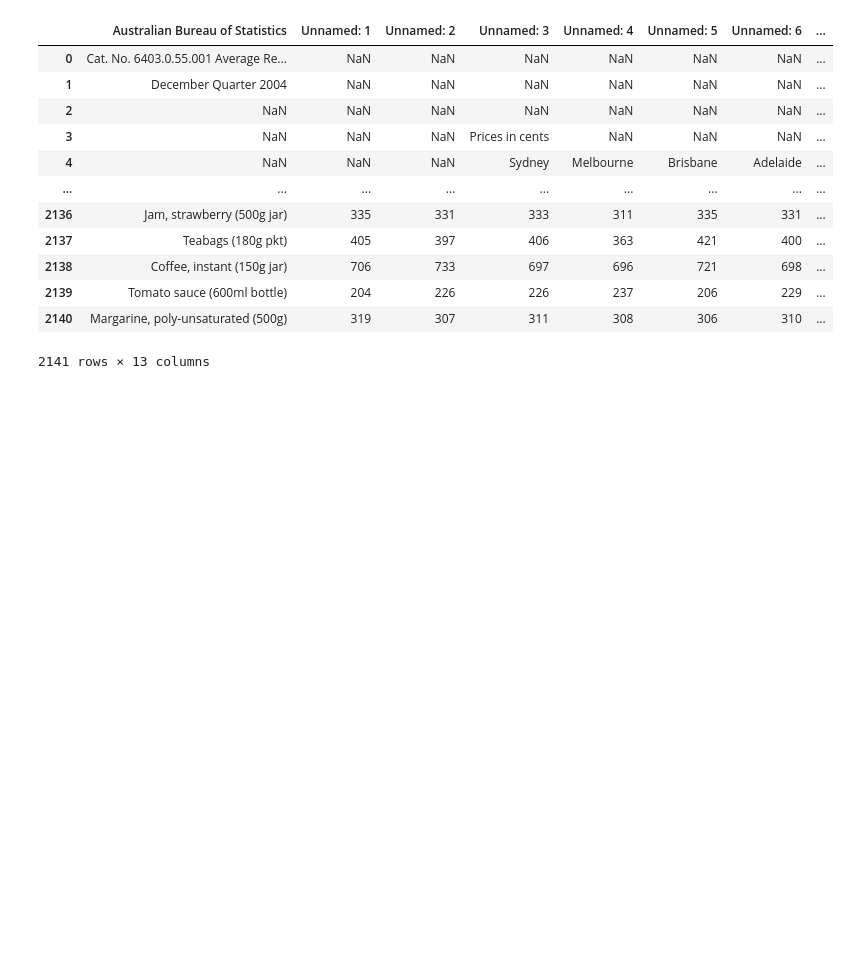
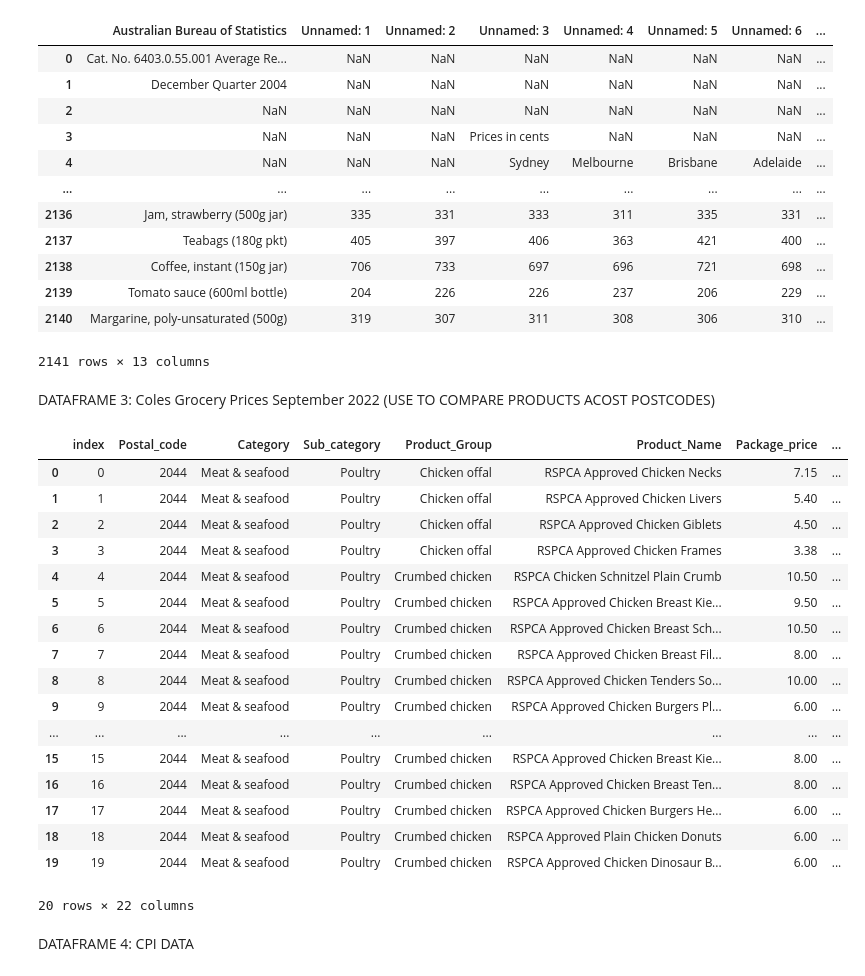
Before and after one commit to mlay0009/fit3164_ds16, a Jupyter notebook: Datasets/DataFrames.ipynb, the cells around one changed output. Cells and saved outputs as stored; diff of their text form; code cells hidden in the pictures; blank space fills up the shorter version.

```diff
--- a/Datasets/DataFrames.ipynb
+++ b/Datasets/DataFrames.ipynb
@@ -127,3 +131,43 @@ combined_df.head(-20)
 | 2139 | Tomato sauce (600ml bottle) | 204 | 226 | 226 | 237 | 206 | 229 | ... |
 | 2140 | Margarine, poly-unsaturated (500g) | 319 | 307 | 311 | 308 | 306 | 310 | ... |
 2141 rows × 13 columns
+# %% [markdown]
+DATAFRAME 3: Coles Grocery Prices September 2022 (USE TO COMPARE PRODUCTS ACOST POSTCODES)
+# %%
+import os
+import pandas as pd
+
+# Replace 'new_directory_path' with the path of the directory you want to set as the working directory
+new_directory_path = r'C:\Users\marcu\OneDrive\Desktop\FIT3164\Project Files\fit3164_ds16\Datasets\Coles Grocery Prices September 2022\Coles Grocery Prices September 2022'
+
+# Change the working directory
+os.chdir(new_directory_path)
+
+# Replace 'your_file.csv' with the actual path to your CSV file
+csv_file_path = 'Coles Grocery Prices September 2022.csv'
+
+# Read the CSV file into a pandas DataFrame
+df = pd.read_csv(csv_file_path)
+
+df.head(20)
+# %% [output]
+|  | index | Postal_code | Category | Sub_category | Product_Group | Product_Name | Package_price | ... |
+| 0 | 0 | 2044 | Meat & seafood | Poultry | Chicken offal | RSPCA Approved Chicken Necks | 7.15 | ... |
+| 1 | 1 | 2044 | Meat & seafood | Poultry | Chicken offal | RSPCA Approved Chicken Livers | 5.40 | ... |
+| 2 | 2 | 2044 | Meat & seafood | Poultry | Chicken offal | RSPCA Approved Chicken Giblets | 4.50 | ... |
+| 3 | 3 | 2044 | Meat & seafood | Poultry | Chicken offal | RSPCA Approved Chicken Frames | 3.38 | ... |
+| 4 | 4 | 2044 | Meat & seafood | Poultry | Crumbed chicken | RSPCA Chicken Schnitzel Plain Crumb | 10.50 | ... |
+| 5 | 5 | 2044 | Meat & seafood | Poultry | Crumbed chicken | RSPCA Approved Chicken Breast Kie... | 9.50 | ... |
+| 6 | 6 | 2044 | Meat & seafood | Poultry | Crumbed chicken | RSPCA Approved Chicken Breast Sch... | 10.50 | ... |
+| 7 | 7 | 2044 | Meat & seafood | Poultry | Crumbed chicken | RSPCA Approved Chicken Breast Fil... | 8.00 | ... |
+| 8 | 8 | 2044 | Meat & seafood | Poultry | Crumbed chicken | RSPCA Approved Chicken Tenders So... | 10.00 | ... |
+| 9 | 9 | 2044 | Meat & seafood | Poultry | Crumbed chicken | RSPCA Approved Chicken Burgers Pl... | 6.00 | ... |
+| ... | ... | ... | ... | ... | ... | ... | ... | ... |
+| 15 | 15 | 2044 | Meat & seafood | Poultry | Crumbed chicken | RSPCA Approved Chicken Breast Kie... | 8.00 | ... |
+| 16 | 16 | 2044 | Meat & seafood | Poultry | Crumbed chicken | RSPCA Approved Chicken Breast Ten... | 8.00 | ... |
+| 17 | 17 | 2044 | Meat & seafood | Poultry | Crumbed chicken | RSPCA Approved Chicken Burgers He... | 6.00 | ... |
+| 18 | 18 | 2044 | Meat & seafood | Poultry | Crumbed chicken | RSPCA Approved Plain Chicken Donuts | 6.00 | ... |
+| 19 | 19 | 2044 | Meat & seafood | Poultry | Crumbed chicken | RSPCA Approved Chicken Dinosaur B... | 6.00 | ... |
+20 rows × 22 columns
+# %% [markdown]
+DATAFRAME 4: CPI DATA
```
Also changed, not shown: parts of 7 cells of this notebook.
